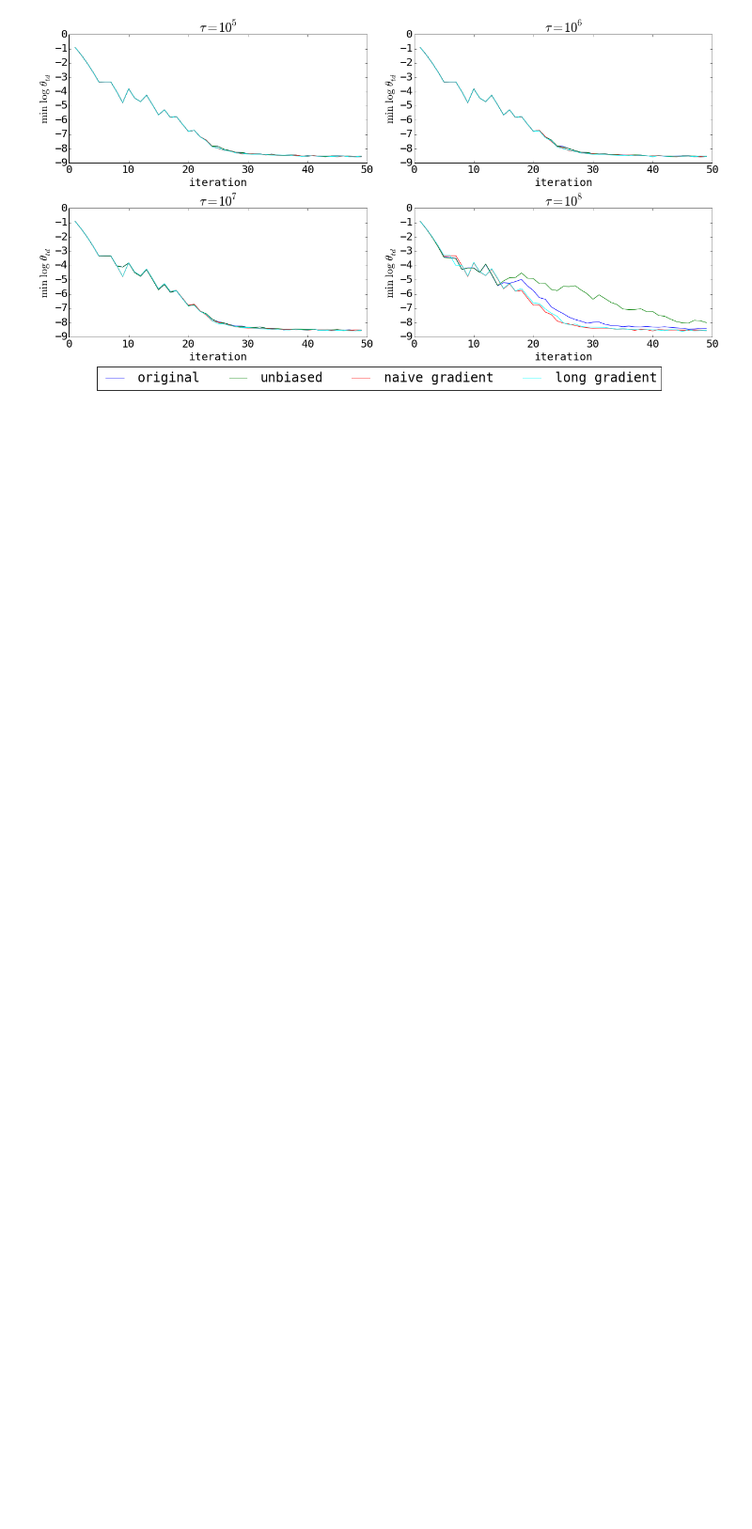
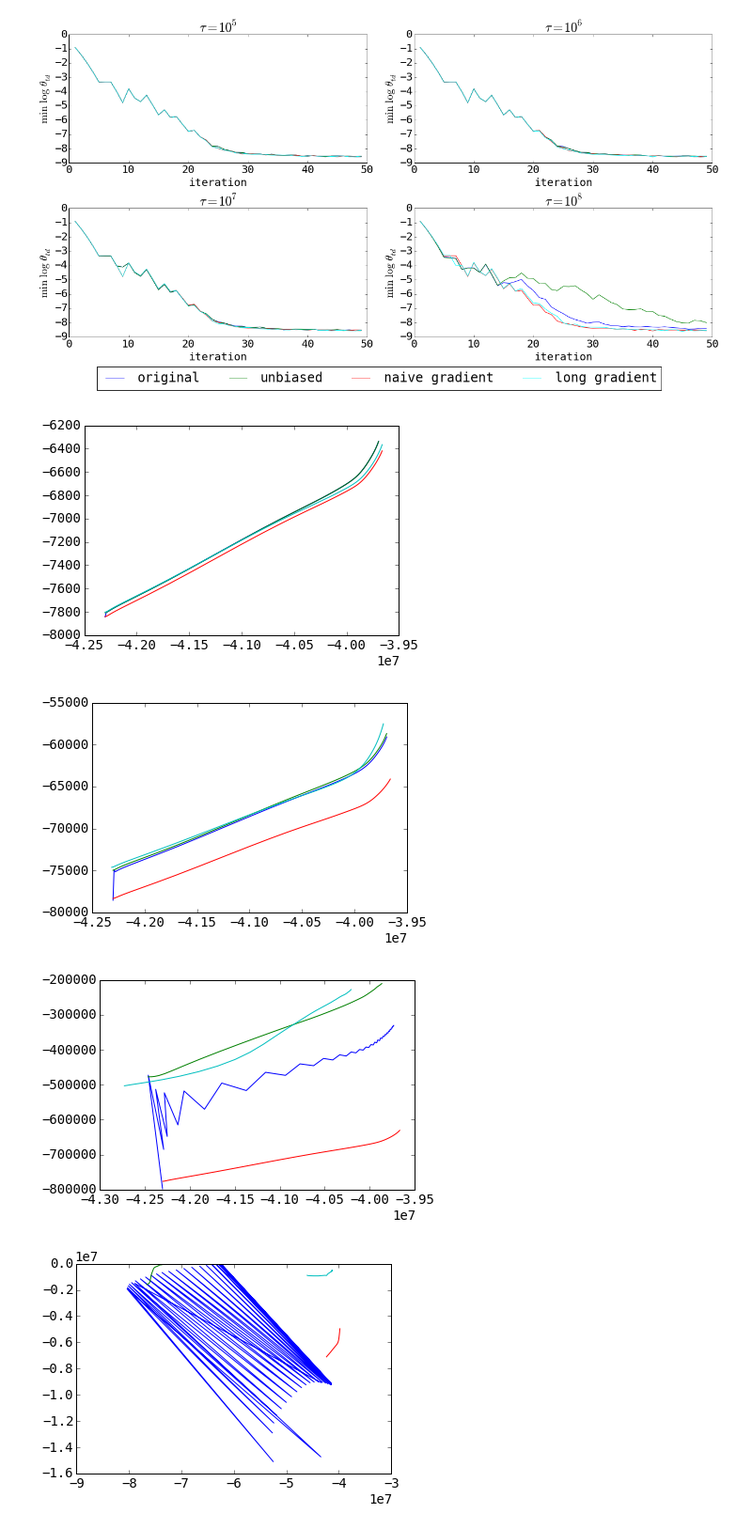
Before and after one commit to ilirhin/Diploma, a Jupyter notebook: Experiment/Parser.ipynb, the cells around one changed output. Shown at 94% size. Saved outputs shown, nothing was run; the diff lists cells and outputs as text; code cells hidden in the pictures; blank space fills up the shorter version.

```diff
--- a/Experiment/Parser.ipynb
+++ b/Experiment/Parser.ipynb
@@ -198,0 +207,12 @@ plot(3, 'minTheta_values', 'upper right', 'iteration', '$\\min\\ \\log\\ \\theta
+# %%
+for tau in TAUS:
+    for ttype in TYPES:
+        L_values = [np.mean(x) for x in parse_log(TEMPLATE.format(topics=10, tau=tau, ttype=ttype), tau)['L_values']]
+        R_values = [np.mean(x) for x in parse_log(TEMPLATE.format(topics=10, tau=tau, ttype=ttype), tau)['R_values']]
+        plt.plot(L_values[1:], R_values[1:])
+    plt.show()
+# %% [output]
+[figure, added]
+[figure, added]
+[figure, added]
+[figure, added]
```
Also changed, not shown: parts of 2 cells of this notebook, 4 other files.
